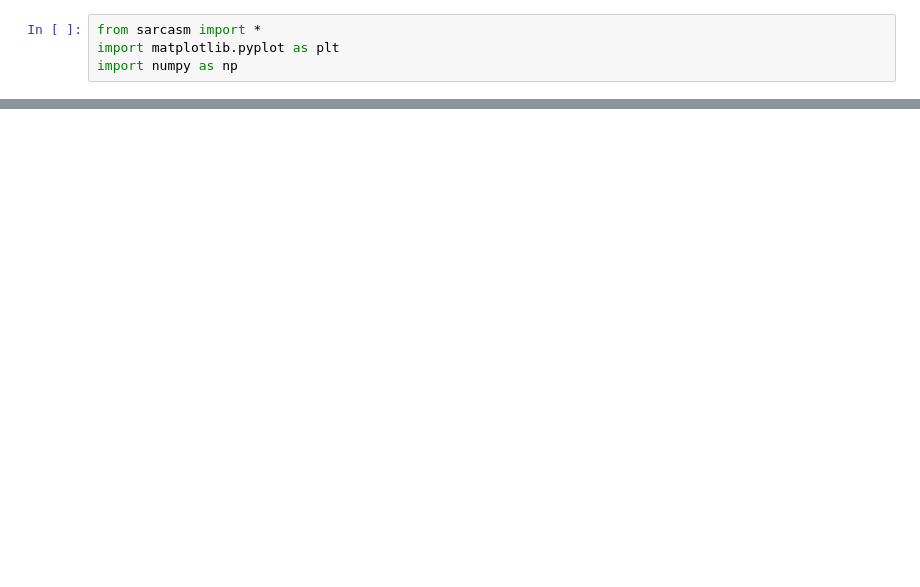
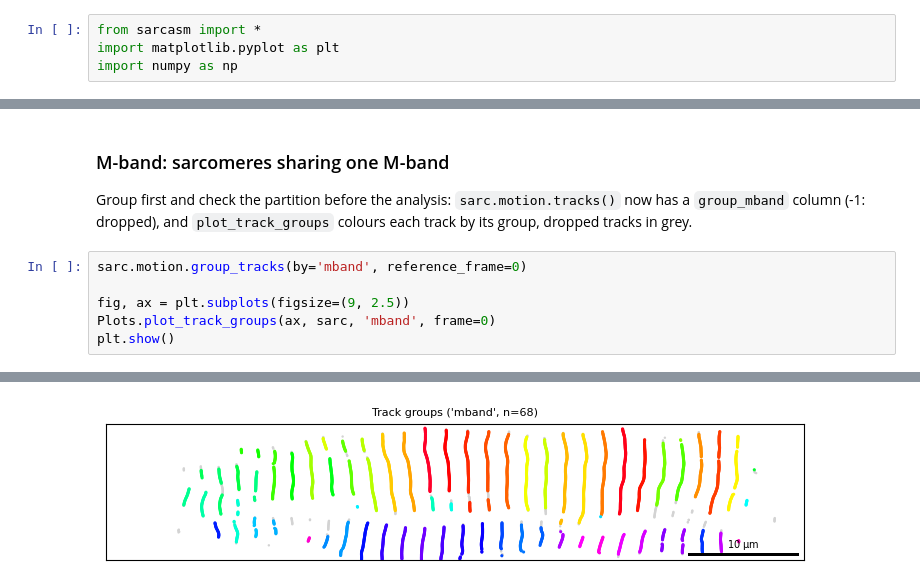
Before and after one commit to danihae/SarcAsM, a Jupyter notebook: docs/notebooks/tutorial_sarcomere_tracking.ipynb, the cells around one changed output, grey strips where cells are left out. Cells and saved outputs as stored; diff of their text form; blank space fills up the shorter version.

```diff
--- a/docs/notebooks/tutorial_sarcomere_tracking.ipynb
+++ b/docs/notebooks/tutorial_sarcomere_tracking.ipynb
@@ -379,0 +217,12 @@ n custom groups: 2
+# %% [markdown]
+### M-band: sarcomeres sharing one M-band
+
+Group first and check the partition before the analysis: `sarc.motion.tracks()` now has a `group_mband` column
+(-1: dropped), and `plot_track_groups` colours each track by its group, dropped tracks in grey.
+# %%
+sarc.motion.group_tracks(by='mband', reference_frame=0)
+
+fig, ax = plt.subplots(figsize=(9, 2.5))
+Plots.plot_track_groups(ax, sarc, 'mband', frame=0)
+plt.show()
+# %% [output]
@@ -379,0 +230 @@ n custom groups: 2
+[figure, added]
```
Also changed, not shown: parts of 75 cells of this notebook, 29 other files.
